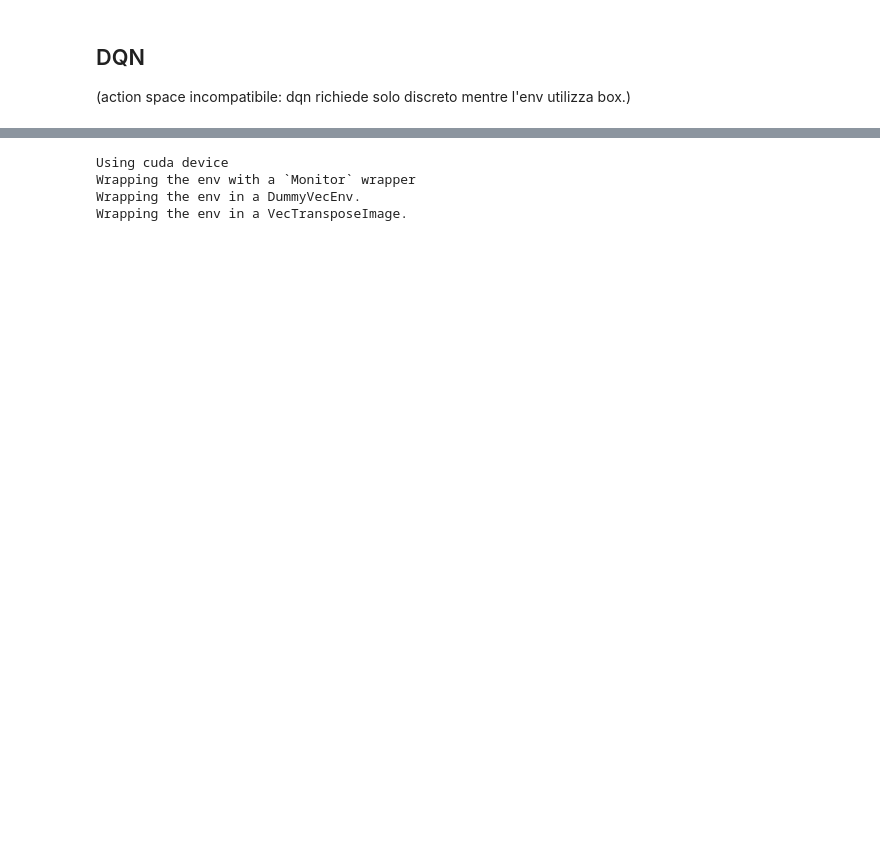
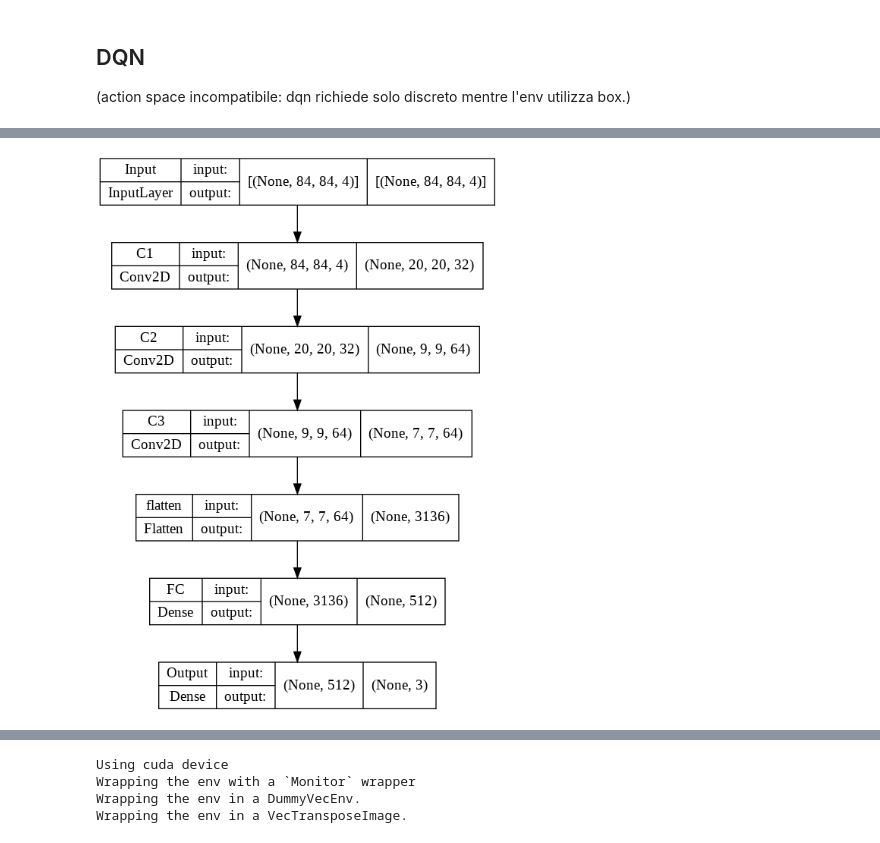
Before and after one commit to VladMattiussi/DeepLearning, a Jupyter notebook: DeepLearning.ipynb, the cells around one changed output, grey strips where cells are left out. Drawn from its saved outputs; the diff is of its cells as text; code cells hidden in the pictures; blank space fills up the shorter version.

```diff
--- a/DeepLearning.ipynb
+++ b/DeepLearning.ipynb
@@ -76,10 +38,0 @@ HTML(""" <video controls autoplay><source src="%s" type="video/mp4"></video>"""
-# %%
-from stable_baselines3 import PPO
-from stable_baselines3.common.env_util import make_vec_env
-"""
-env = make_vec_env("CarRacing-v2", n_envs=4)
-
-model = PPO("MlpPolicy", env, verbose=1)
-model.learn(total_timesteps=25000)
-model.save("ppo_cartpole")
-"""
@@ -105,0 +73,18 @@ print('Total envs available:', len(envs))
+# %%
+def build_dqn(input_shape=(84, 84, 4),action_count=9):
+    model=keras.Sequential(
+            [
+                layers.Input(shape=input_shape,name='Input'),
+                layers.Conv2D(filters=32, kernel_size=8, strides=4,activation='relu',padding='valid',name='C1'),
+                layers.Conv2D(filters=64, kernel_size=4,strides=2,activation='relu',padding='valid',name='C2'),
+                layers.Conv2D(filters=64, kernel_size=3,strides=1,activation='relu',padding='valid',name='C3'),
+                layers.Flatten(),
+                layers.Dense(512, activation='relu',name='FC'),
+                layers.Dense(units=action_count,activation='linear',name='Output')
+            ]
+        )
+    return model
+# %%
+dqn_action_model=build_dqn(action_count=env.action_space.n)
+dqn_target_model=build_dqn(action_count=env.action_space.n)
+dqn_target_model.set_weights(dqn_action_model.get_weights())
@@ -105,0 +111,4 @@ print('Total envs available:', len(envs))
+# %%
+keras.utils.plot_model(dqn_action_model,show_shapes=True, show_layer_names=True)
+# %% [output]
+[figure, added]
```
Also changed, not shown: parts of 29 cells of this notebook.
